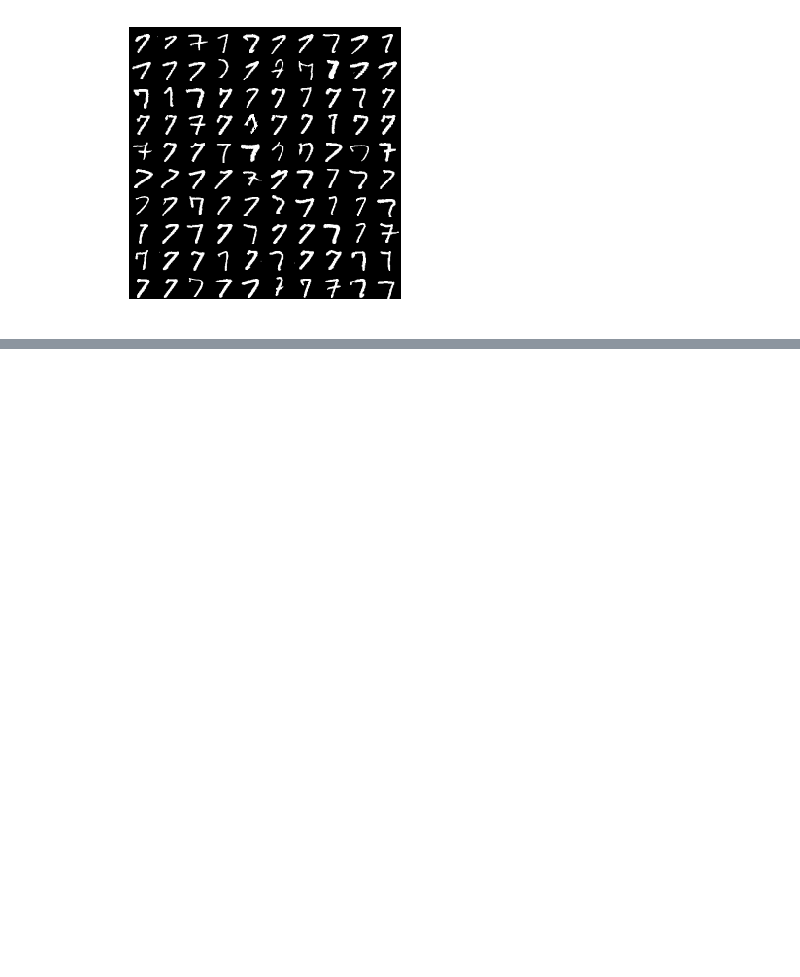
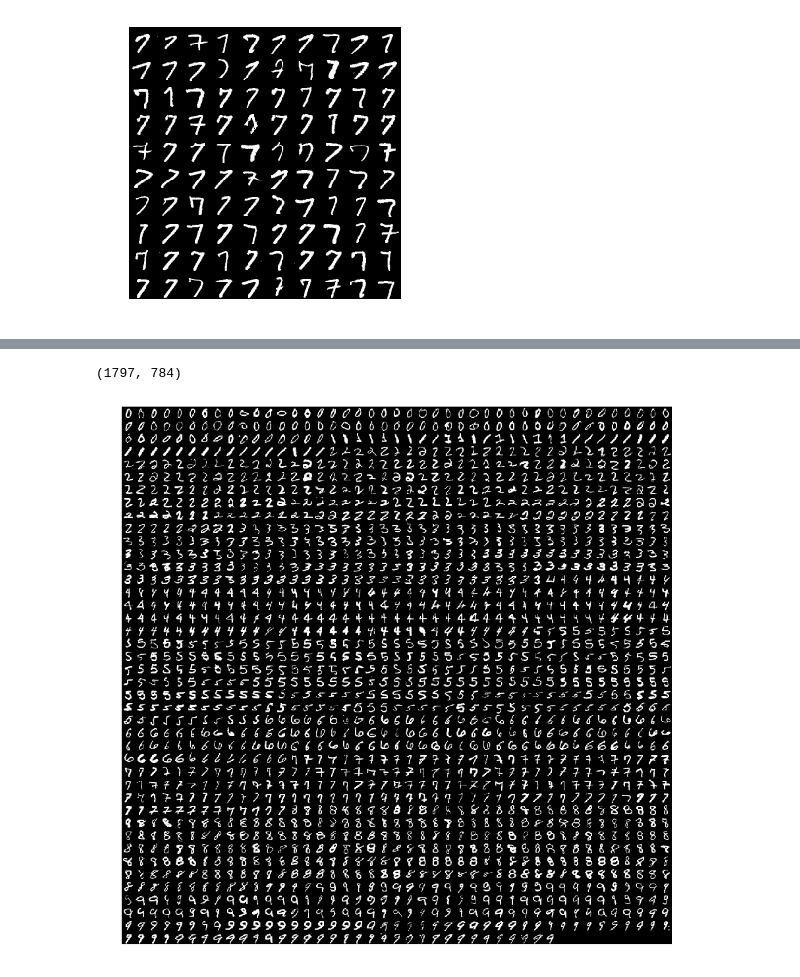
Before and after one commit to mlhhu2017/identifyDigit, a Jupyter notebook: cornelius/gaussian_classifier.ipynb, the cells around one changed output, grey strips where cells are left out. Saved outputs shown, nothing was run; the diff lists cells and outputs as text; code cells hidden in the pictures; blank space fills up the shorter version.

Commit message:
added classifier, train error and showing incorrectly labeled numbers
classifier with variance for each pixel as covariance

```diff
--- a/cornelius/gaussian_classifier.ipynb
+++ b/cornelius/gaussian_classifier.ipynb
@@ -51,0 +48,22 @@ mu.show_nums(np.array(mys), xsize=5, ysize=5)
+# %%
+# predict test data with distributions for each number
+def predict_nums(dists, test):
+    res = []
+    for t in test:
+        f = lambda pdf: pdf.logpdf(t)
+        # find number with highest logpdf
+        argmax = np.argmax(list(map(f, dists)))
+        res.append(argmax)
+    return res
+# %%
+# find the incorrectly labeled numbers
+def find_wrong(data, labels, pred):
+    # sort data and merge it into one array
+    data = mu.get_all_nums(data, labels)
+    data = np.vstack(data)
+
+    # sort labels and predictions
+    stack = np.array(list(zip(labels,pred)))
+    stack = stack[stack[:,0].argsort(kind='mergesort')]
+    # return the incorrectly labeled numbers
+    return data[np.where(stack[:,0] != stack[:,1])]
@@ -51,0 +72,6 @@ mu.show_nums(np.array(mys), xsize=5, ysize=5)
+# %%
+# calculate pdf's for all numbers
+p_id  = [multivariate_normal(mean=mys[i], cov=1) for i in range(10)]
+
+# predict test data
+result_id = predict_nums(p_id, test)
@@ -51,0 +91,8 @@ mu.show_nums(np.array(mys), xsize=5, ysize=5)
+# %%
+# show wrong classified numbers
+wrong_id = find_wrong(test, test_labels, result_id)
+mu.show_nums(wrong_id)
+print(wrong_id.shape)
+# %% [output]
+(1797, 784)
+[figure, added]
```
Also changed, not shown: parts of 30 cells of this notebook.
